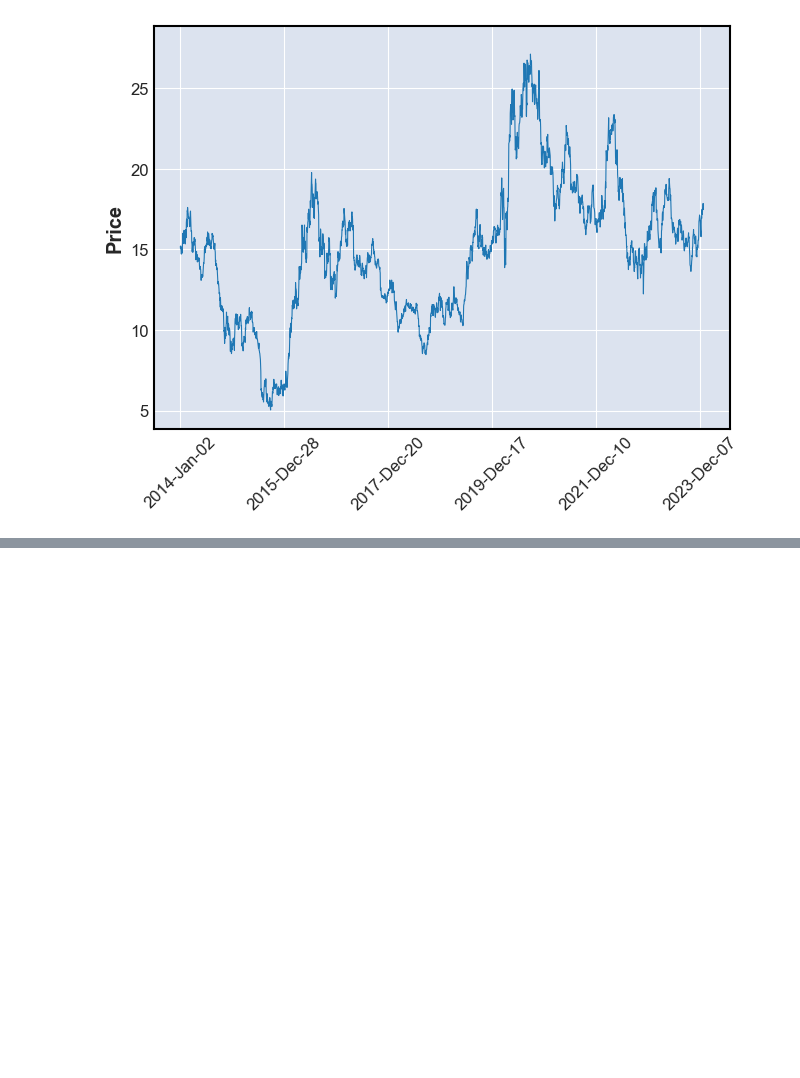
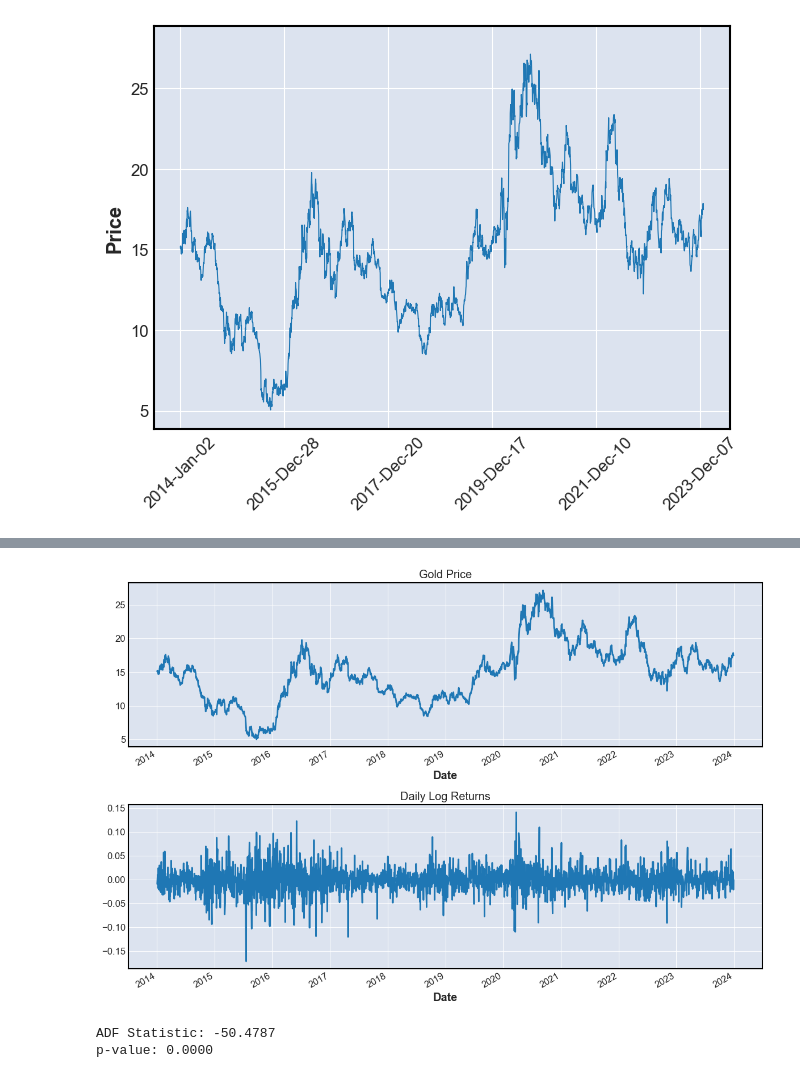
Before and after one commit to jaytai3336/test_backtesting, a Jupyter notebook: INVEST SOC QF QN2.ipynb, the cells around one changed output, grey strips where cells are left out. Saved outputs shown, nothing was run; the diff lists cells and outputs as text; code cells hidden in the pictures; blank space fills up the shorter version.

```diff
--- a/INVEST SOC QF QN2.ipynb
+++ b/INVEST SOC QF QN2.ipynb
@@ -67,6 +71,8 @@ mpf.plot(gold, type='line')
 # %% [output]
 [figure]
 # %%
-# Return and Target classifier columns
-gold['Return'] = gold['Close'].pct_change() # diff between d0 and d-1
-gold['Target'] = (gold['Return'].shift(-1) > 0).astype(int) # tells the lm if the stock is going up or down
+gold['%Return'] = gold['Close'].pct_change()
+gold['Return'] = gold['Close'].diff()
+gold['Log_Return'] = np.log(gold['Close']).diff().dropna()
+gold['Indicator'] = (gold['Return'].shift(-1) > 0).astype(bool)
+gold
@@ -73,34 +94,17 @@ gold['Target'] = (gold['Return'].shift(-1) > 0).astype(int) # tells the lm if th
+# %%
+# Plot price and returns
+fig, (ax1, ax2) = plt.subplots(2, 1, figsize=(12, 8))
+gold['Close'].plot(ax=ax1, title='Gold Price')
+gold['Log_Return'].plot(ax=ax2, title='Daily Log Returns')
+plt.tight_layout()
+plt.show()
+# %% [output]
+[figure, added]
 # %%
-# Adding technical indicators
-def calculate_technical_indicators(df):
-    # Moving averages
-    df['MA_5'] = df['Close'].rolling(5).mean()
-    df['MA_20'] = df['Close'].rolling(20).mean()
-    df['MA_50'] = df['Close'].rolling(50).mean()
-
-    # RSI
-    delta = df['Close'].diff()
-    gain = delta.where(delta > 0, 0)
-    loss = -delta.where(delta < 0, 0)
-    avg_gain = gain.rolling(14).mean()
-    avg_loss = loss.rolling(14).mean()
-    rs = avg_gain / avg_loss
-    df['RSI'] = 100 - (100 / (1 + rs))
-
-    # MACD
-    exp12 = df['Close'].ewm(span=12, adjust=False).mean()
-    exp26 = df['Close'].ewm(span=26, adjust=False).mean()
-    df['MACD'] = exp12 - exp26
-    df['Signal_Line'] = df['MACD'].ewm(span=9, adjust=False).mean()
-
-    # Bollinger Bands
-    df['Upper_Band'] = df['MA_20'] + (2 * df['Close'].rolling(20).std())
-    df['Lower_Band'] = df['MA_20'] - (2 * df['Close'].rolling(20).std())
-
-    # Volume features
-    df['Volume_MA_5'] = df['Volume'].rolling(5).mean()
-    df['Volume_Change'] = df['Volume'].pct_change()
-
-    return df
-
-gold = calculate_technical_indicators(gold)
+# ARIMA modelling - confirming stationarity
+adf_result = adfuller(gold['Log_Return'].dropna())
+print(f"ADF Statistic: {adf_result[0]:.4f}")
+print(f"p-value: {adf_result[1]:.4f}")
+# %% [output]
+ADF Statistic: -50.4787
+p-value: 0.0000
```
Also changed, not shown: parts of 10 cells of this notebook, 1 other file.
